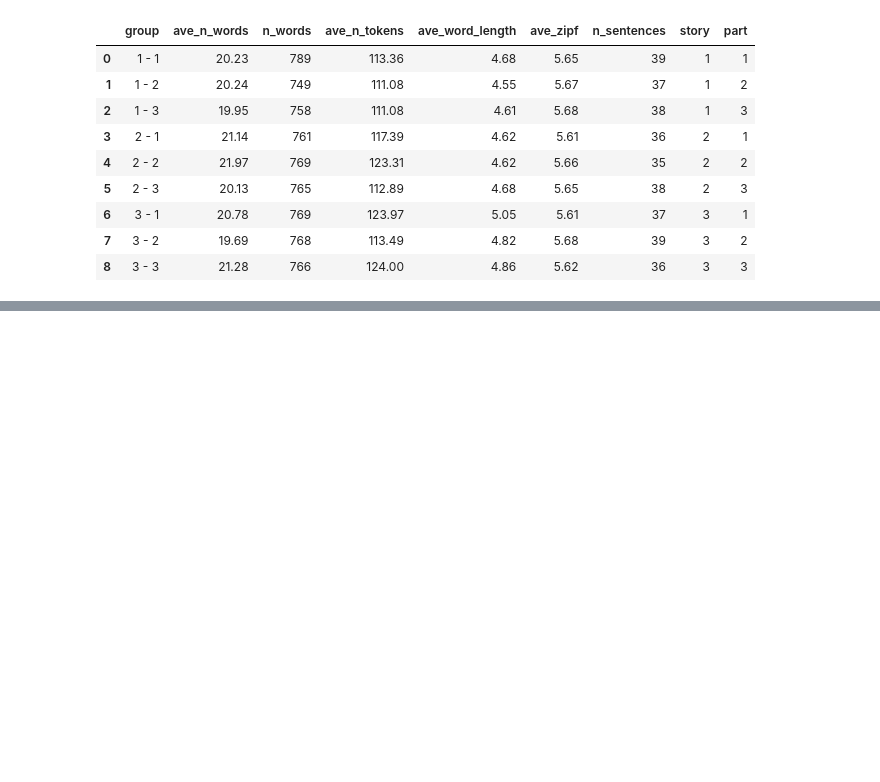
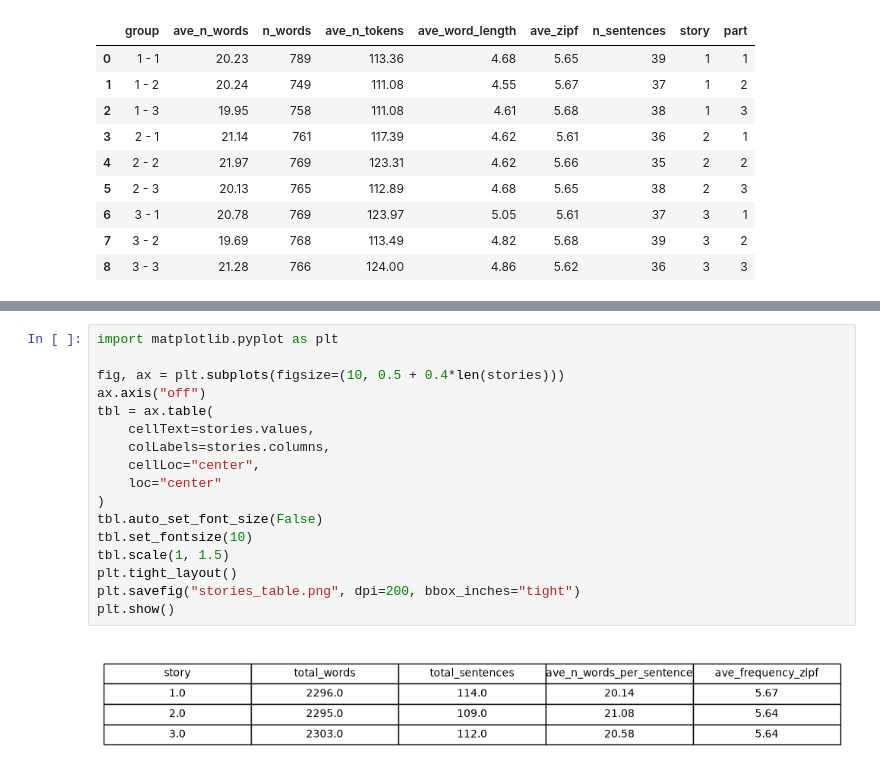
Before and after one commit to MohammadMMK/PhD-HUM-AI-N-ACCENT, a Jupyter notebook: text_analysis/native_text_analysis.ipynb, the cells around one changed output, grey strips where cells are left out. Cells and saved outputs as stored; diff of their text form; blank space fills up the shorter version.

```diff
--- a/text_analysis/native_text_analysis.ipynb
+++ b/text_analysis/native_text_analysis.ipynb
@@ -218,0 +220,19 @@ stories
+# %%
+import matplotlib.pyplot as plt
+
+fig, ax = plt.subplots(figsize=(10, 0.5 + 0.4*len(stories)))
+ax.axis("off")
+tbl = ax.table(
+    cellText=stories.values,
+    colLabels=stories.columns,
+    cellLoc="center",
+    loc="center"
+)
+tbl.auto_set_font_size(False)
+tbl.set_fontsize(10)
+tbl.scale(1, 1.5)
+plt.tight_layout()
+plt.savefig("stories_table.png", dpi=200, bbox_inches="tight")
+plt.show()
+# %% [output]
+[figure, added]
```
Also changed, not shown: parts of 3 cells of this notebook, 9 other files.
